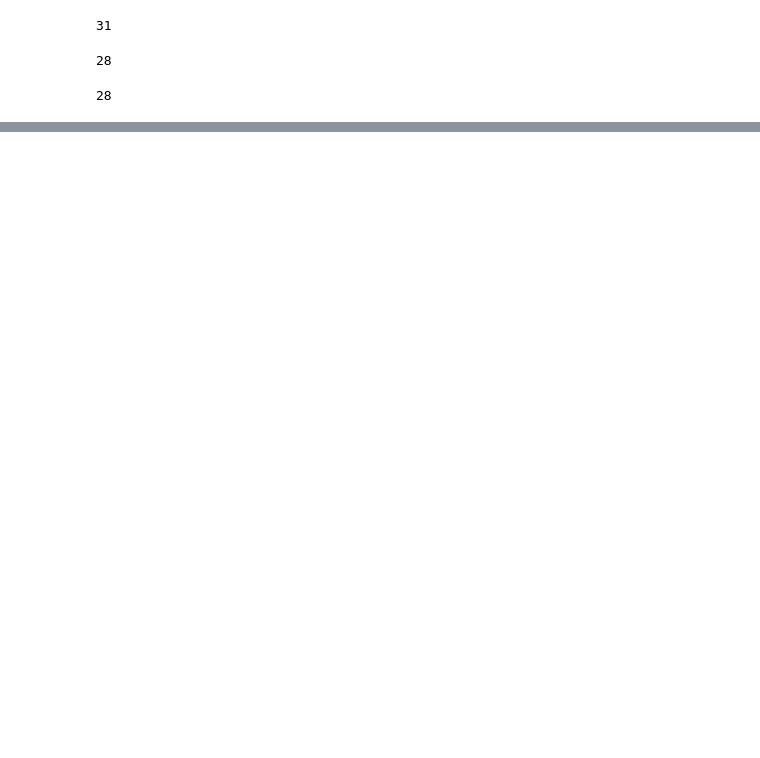
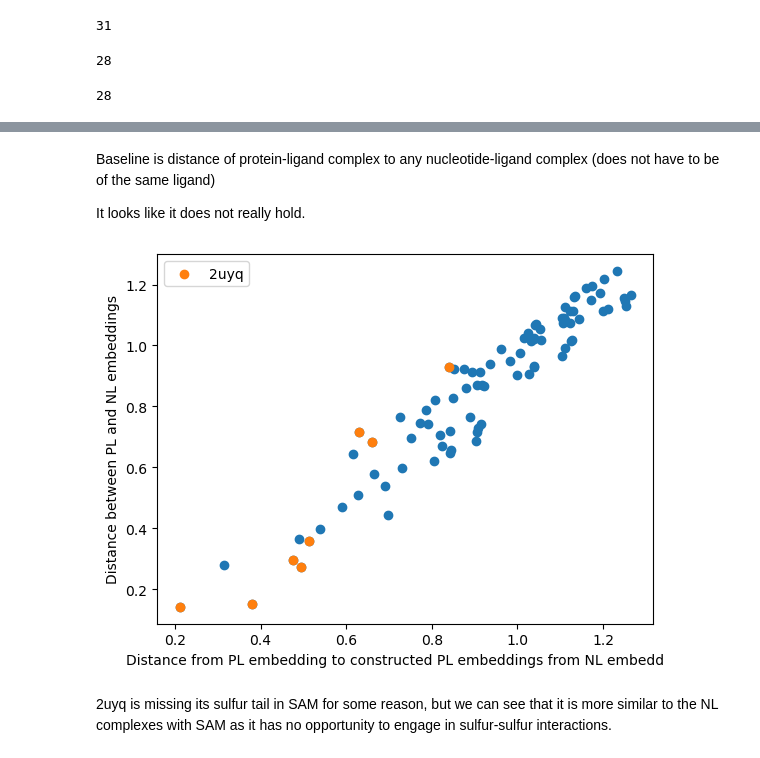
Before and after one commit to mims-harvard/ATOMICA, a Jupyter notebook: case_studies/composition_of_embeddings/can_embeddings_be_composed.ipynb, the cells around one changed output, grey strips where cells are left out. Drawn from its saved outputs; the diff is of its cells as text; code cells hidden in the pictures; blank space fills up the shorter version.

```diff
--- a/case_studies/composition_of_embeddings/can_embeddings_be_composed.ipynb
+++ b/case_studies/composition_of_embeddings/can_embeddings_be_composed.ipynb
@@ -173,0 +313,15 @@ plt.show()
+# %% [markdown]
+Baseline is distance of protein-ligand complex to any nucleotide-ligand complex (does not have to be of the same ligand)
+
+It looks like it does not really hold.
+# %%
+plt.scatter(pl_constr_dist, pl_nl_dist)
+plt.xlabel("Distance from PL embedding to constructed PL embeddings from NL embedding")
+plt.ylabel("Distance between PL and NL embeddings")
+plt.scatter([d for d, p in zip(pl_constr_dist, pairs) if p[0] == "2uyq"], [d for d, p in zip(pl_nl_dist, pairs) if p[0] == "2uyq"], label = "2uyq")
+plt.legend()
+plt.show()
+# %% [output]
+[figure, added]
+# %% [markdown]
+2uyq is missing its sulfur tail in SAM for some reason, but we can see that it is more similar to the NL complexes with SAM as it has no opportunity to engage in sulfur-sulfur interactions.
```
Also changed, not shown: parts of 34 cells of this notebook, 14 other files.
